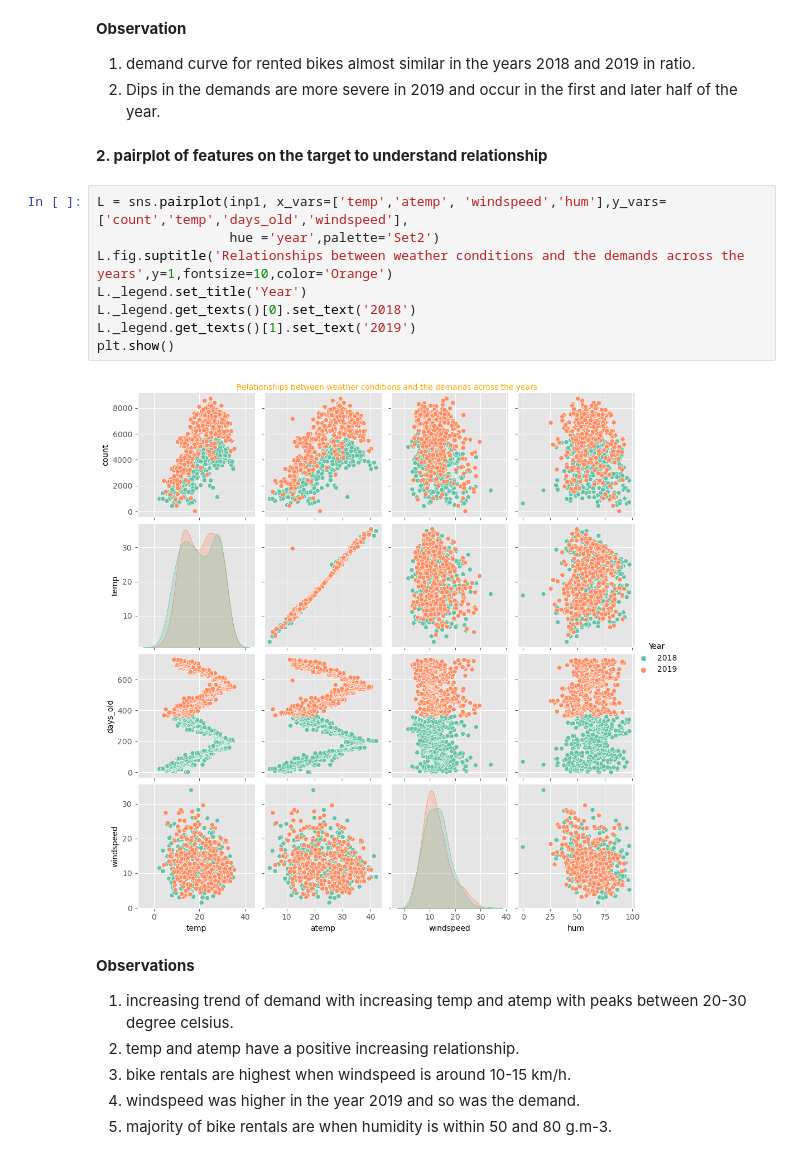
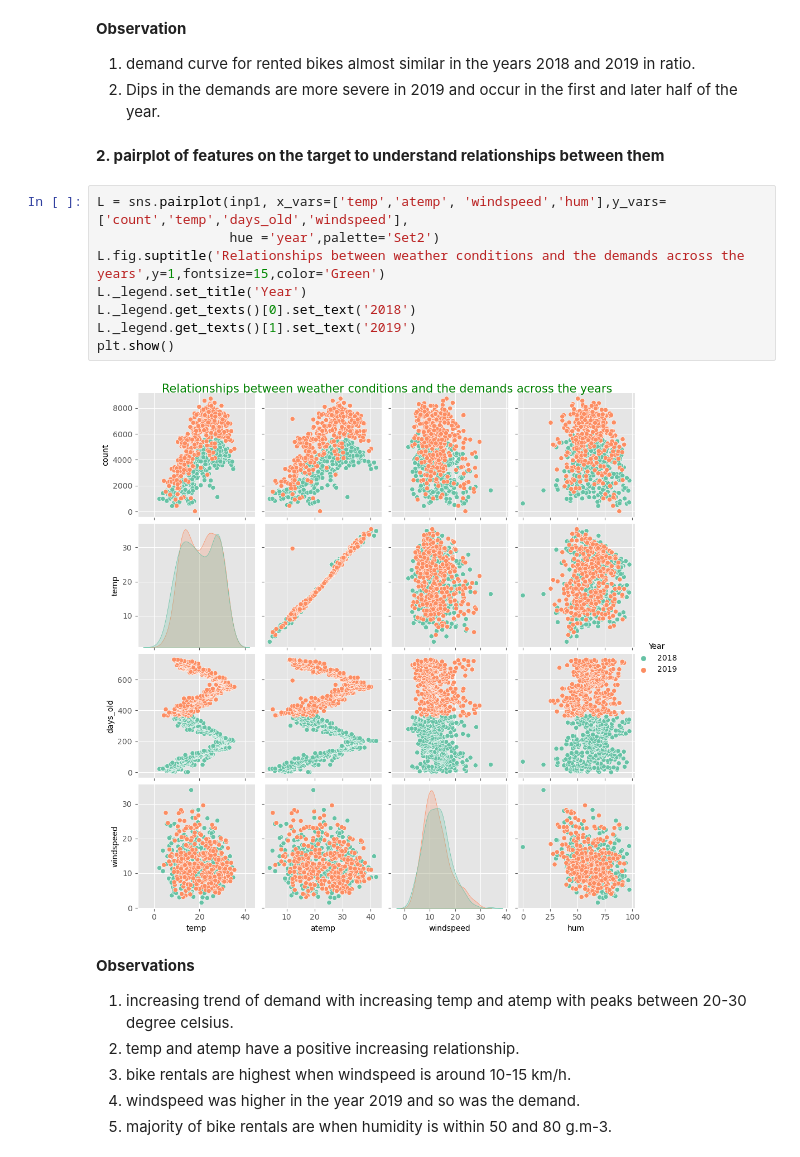
Before and after one commit to andrea-naz7/Bike_sharing_CaseStudy, a Jupyter notebook: Bike_sharing_Andrea.ipynb, the cells around one changed output. Saved outputs shown, nothing was run; the diff lists cells and outputs as text.

```diff
--- a/Bike_sharing_Andrea.ipynb
+++ b/Bike_sharing_Andrea.ipynb
@@ -227,17 +273,17 @@ plt.show()
 1. demand curve for rented bikes almost similar in the years 2018 and 2019 in ratio.<br>
 2. Dips in the demands are more severe in 2019 and occur in the first and later half of the year.<br>
 # %% [markdown]
-**2. pairplot of features on the target to understand relationship**
+**2. pairplot of features on the target to understand relationships between them**
 # %%
 L = sns.pairplot(inp1, x_vars=['temp','atemp', 'windspeed','hum'],y_vars=['count','temp','days_old','windspeed'],
                  hue ='year',palette='Set2')
-L.fig.suptitle('Relationships between weather conditions and the demands across the years',y=1,fontsize=10,color='Orange')
+L.fig.suptitle('Relationships between weather conditions and the demands across the years',y=1,fontsize=15,color='Green')
 L._legend.set_title('Year')
 L._legend.get_texts()[0].set_text('2018')
 L._legend.get_texts()[1].set_text('2019')
 plt.show()
 # %% [output]
-[figure, old version]
+[figure, new version]
 # %% [markdown]
 **Observations**<br>
 1. increasing trend of demand with increasing temp and atemp with peaks between 20-30 degree celsius.<br>
```
Also changed, not shown: parts of 140 cells of this notebook.
